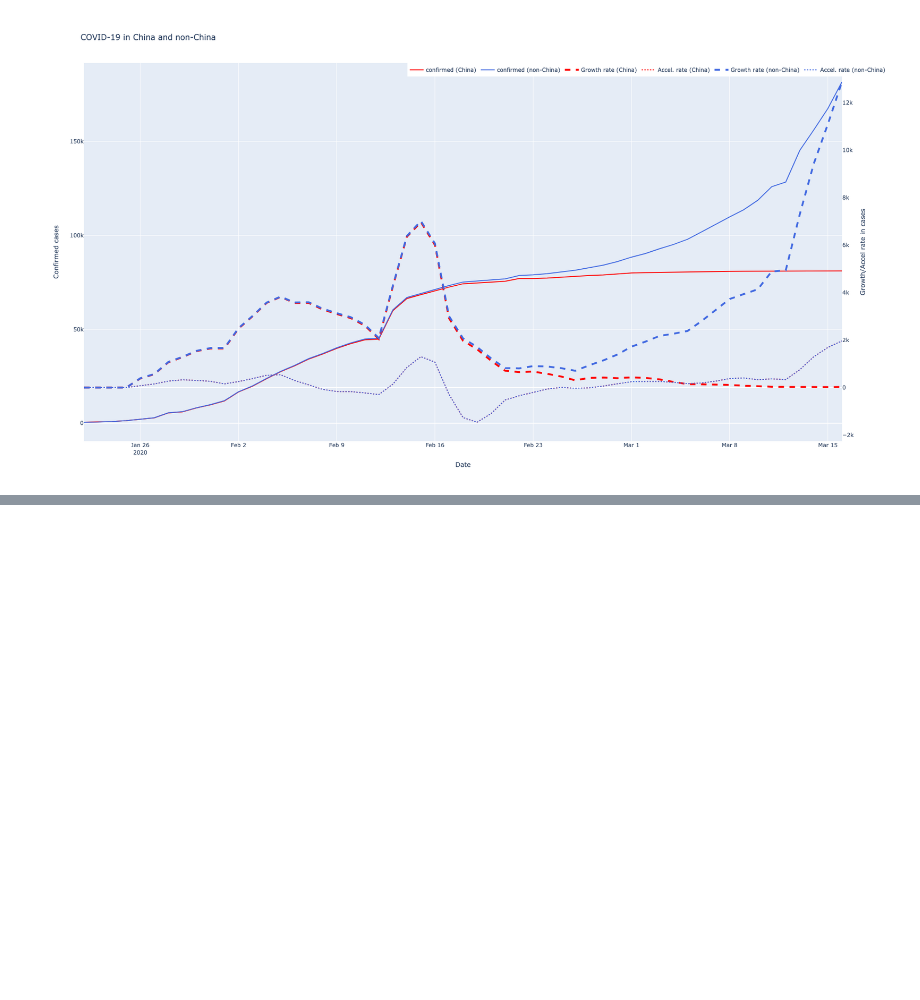
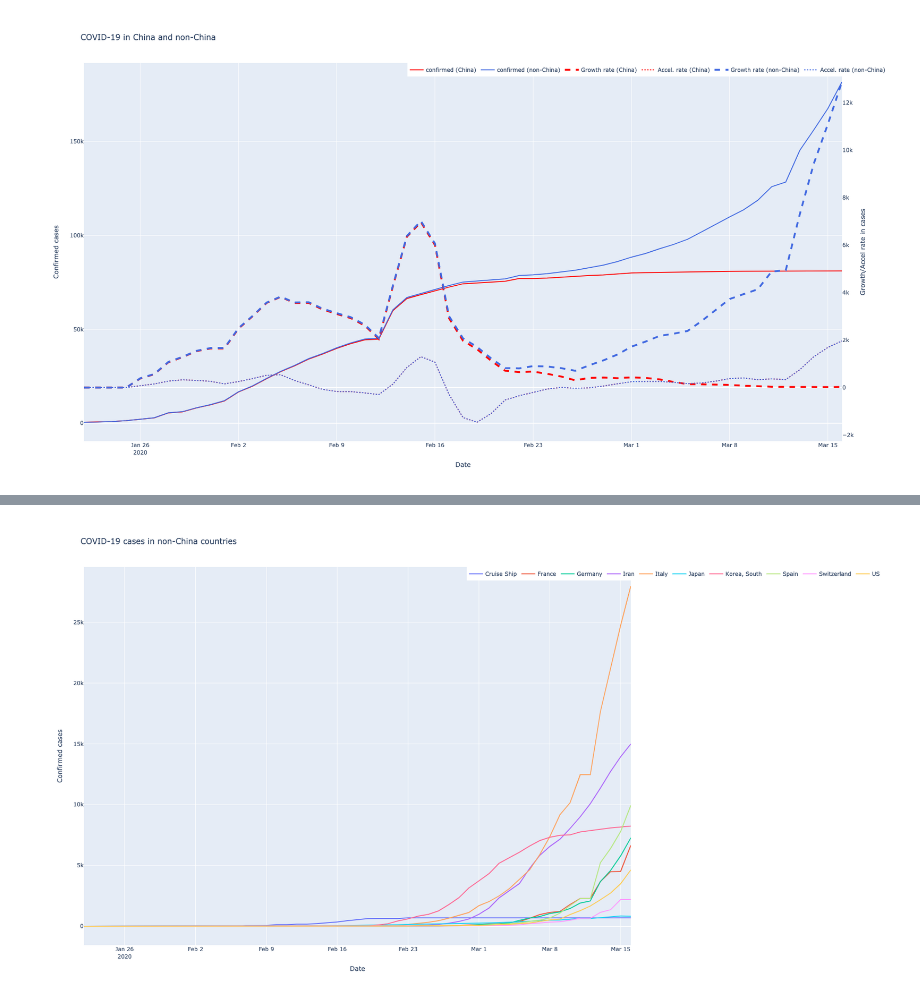
Before and after one commit to ivanmkc/covid19, a Jupyter notebook: covid.ipynb, the cells around one changed output, grey strips where cells are left out. Cells and saved outputs as stored; diff of their text form; code cells hidden in the pictures; blank space fills up the shorter version.

Commit message:
Added charts for top ten countries

```diff
--- a/covid.ipynb
+++ b/covid.ipynb
@@ -231,0 +207,8 @@ fig2.show()
+# %%
+#Get top ten countries by total cases
+df_non_china = df_confirmed_grouped.query('countryregion != "China"')
+
+top_countries_by_total_cases = df_non_china.groupby('countryregion').sum().nlargest(10, 'confirmed').reset_index()['countryregion']
+df_non_china_top = df_confirmed_grouped[df_confirmed_grouped.reset_index()['countryregion'].isin(top_countries_by_total_cases)]
+
+df_non_china_top.head()
@@ -231,0 +222,32 @@ fig2.show()
+# %%
+# Only plot 'confirmed', since we can't control the dashed lines and second-axes using Plotly Express
+traces_confirmed = px.line(pd.concat([df_non_china_top]),
+                           x='date',
+                           y='confirmed',
+                           color='countryregion').data
+
+# Only plot 'growth'
+traces_growth = px.line(pd.concat([df_non_china_top]),
+                           x='date',
+                           y='growth_rate',
+                           color='countryregion').data
+
+# Only plot 'acceleration'
+traces_acceleration = px.line(pd.concat([df_non_china_top]),
+                           x='date',
+                           y='acceleration_rate',
+                           color='countryregion').data
+
+# traces_combined = traces_confirmed + traces_growth + traces_acceleration
+# %%
+layout = go.Layout(title="COVID-19 cases in non-China countries", margin={"l": 100, "r": 100},
+                   colorway=["#287D95", "#EF533B"], legend={"x": 0.7, "y": 1, 'orientation': "h"},
+                   yaxis={'title': 'Confirmed cases'},
+                   yaxis2={'title': 'Growth/Accel rate in cases', 'overlaying': 'y', 'side': 'right', "showgrid": False},
+                   xaxis={"title": "Date"},
+                   height=1000)
+
+fig = go.Figure(data=traces_confirmed, layout=layout)
+fig.show()
+# %% [output]
+[figure, added]
```
Also changed, not shown: parts of 6 cells of this notebook.
